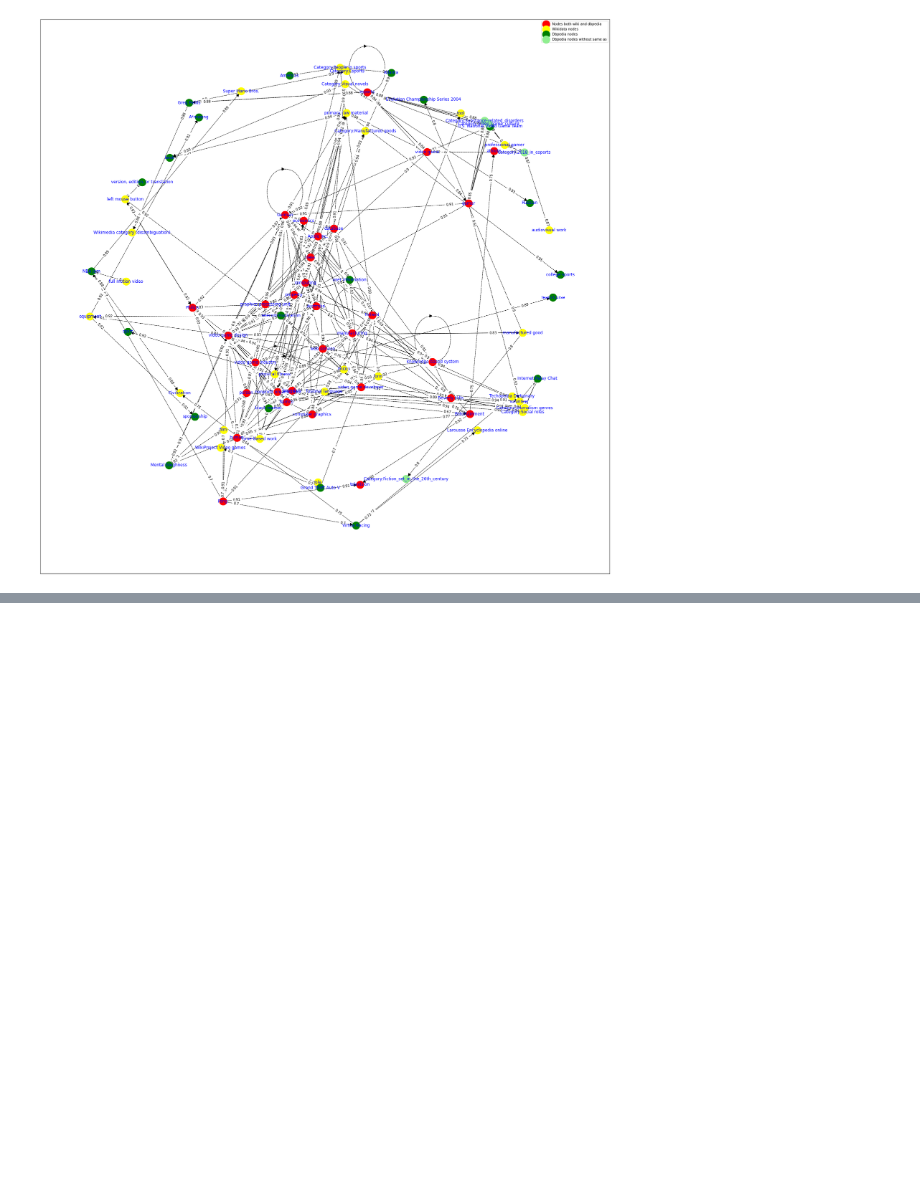
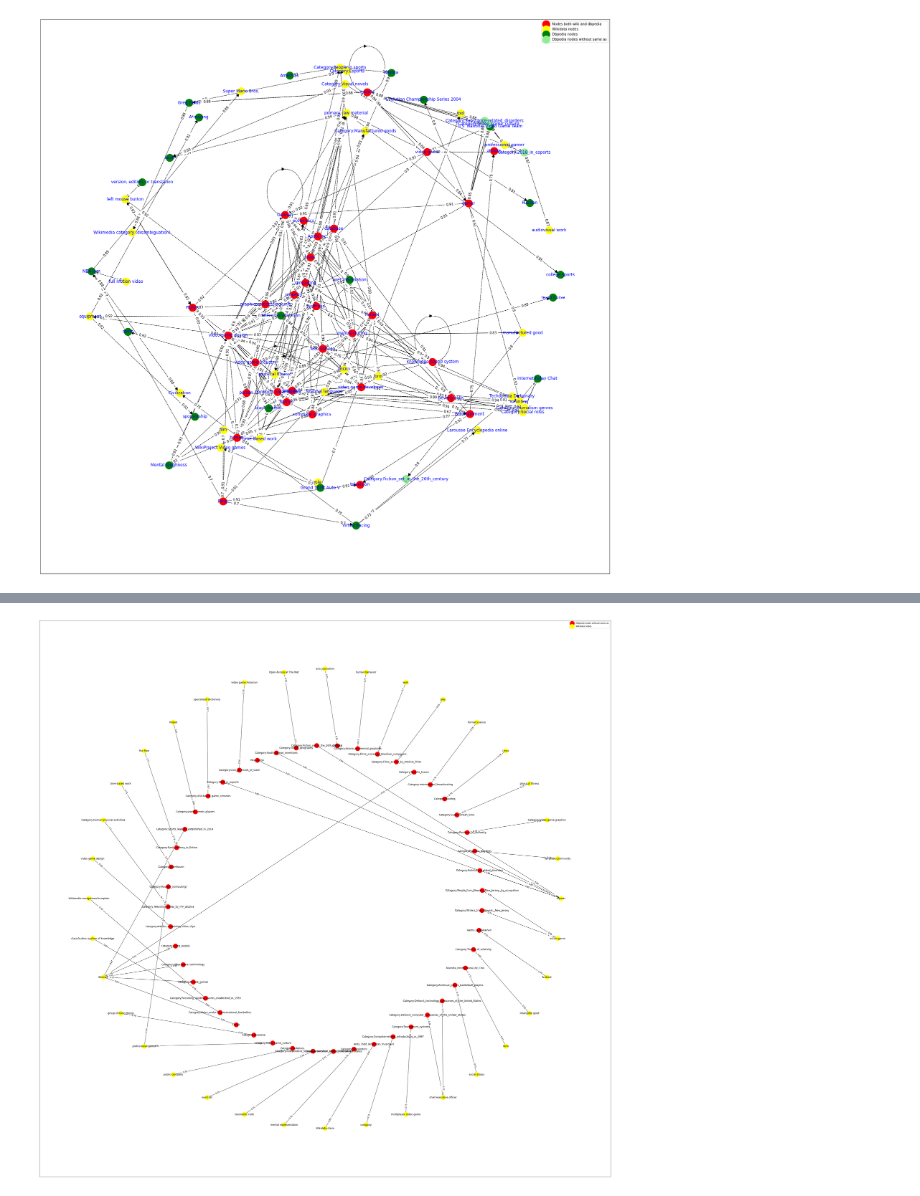
Before and after one commit to AlbezJelt/compass-aligned-graph-embeddings, a Jupyter notebook: notebooks/Cade.ipynb, the cells around one changed output, grey strips where cells are left out. Saved outputs shown, nothing was run; the diff lists cells and outputs as text; code cells hidden in the pictures; blank space fills up the shorter version.

Commit message:
added not sameAs graph

```diff
--- a/notebooks/Cade.ipynb
+++ b/notebooks/Cade.ipynb
@@ -199,0 +200,42 @@ print(a)
+# %%
+def not_same_graph(dbpedia):
+  similar = model2.wv.similar_by_vector(model1[dbpedia])[slice(0,1)]
+  for i in similar:
+    word = label_dict[i[0]]
+    weight = round(i[1],2)
+    edge = (dbpedia, word, weight)
+    if word not in N:
+      N.add_node(word, lab="wikidata")
+    if not(N.has_edge(*edge[:2])):
+        N.add_edge(dbpedia, word, weight=weight)
+# %%
+N=nx.Graph()
+for vocab in not_have_same_as:
+  if vocab not in N:
+    N.add_node(vocab, lab="dbpedia")
+  not_same_graph(vocab)
+# %%
+import math
+plt.figure(figsize=(50,50))
+N_dbpedia_nodes = [n for n,v in N.nodes(data=True) if v['lab'] == 'dbpedia']
+N_wikidata_nodes = [n for n,v in N.nodes(data=True) if v['lab'] == 'wikidata']
+pos1 = nx.shell_layout(N_dbpedia_nodes, center=(0,0), rotate = -15)
+pos2 = nx.shell_layout(N_wikidata_nodes, center=(0,0))
+for i in pos1:
+  pos1[i][0] = (pos1[i][0])*20
+  pos1[i][1] = (pos1[i][1])*20
+for j in pos2:
+  pos2[j][0] = pos2[j][0]*30
+  pos2[j][1] = pos2[j][1]*30
+pos3 = {**pos1, **pos2}
+
+nx.draw_networkx_nodes(N, pos3, N_dbpedia_nodes, node_size=500, node_color='red', label='DBpedia nodes without same as')
+nx.draw_networkx_nodes(N, pos3, N_wikidata_nodes, node_size=500, node_color='yellow', label='Wikidata nodes')
+nx.draw_networkx_edges(N, pos3)
+nx.draw_networkx_edge_labels(N, pos3, nx.get_edge_attributes(N,'weight'), label_pos=0.1)
+nx.draw_networkx_edge_labels(N, pos3, nx.get_edge_attributes(N,'weight'), label_pos=0.9)
+nx.draw_networkx_labels(N, pos3)
+plt.legend(scatterpoints = 1)
+plt.show()
+# %% [output]
+[figure, added]
```
Also changed, not shown: parts of 1 cell of this notebook.
